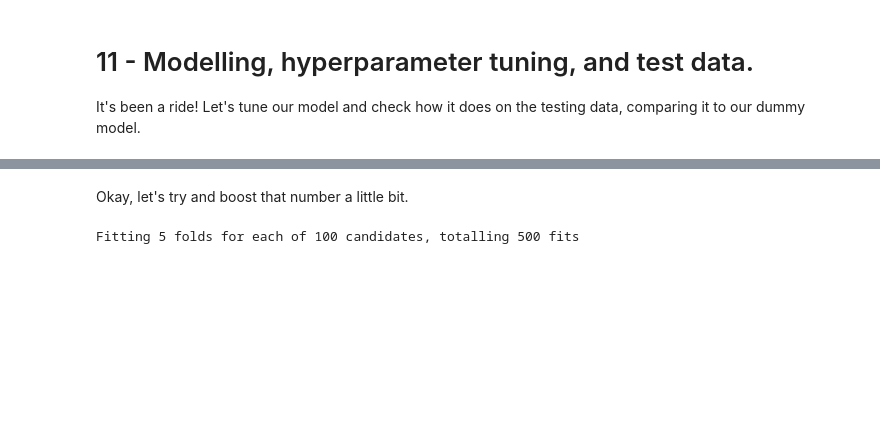
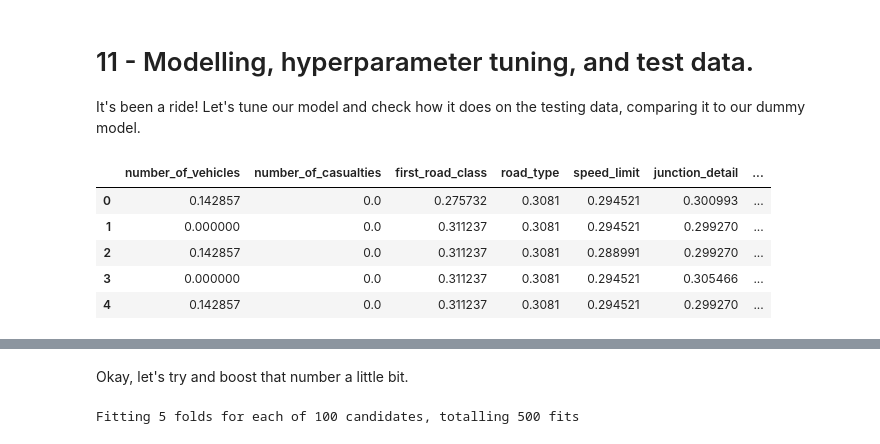
Before and after one commit to EJCassella/STATS19_severity_prediction, a Jupyter notebook: 11 - Hyperparameter tuning and testing.ipynb, the cells around one changed output, grey strips where cells are left out. Cells and saved outputs as stored; diff of their text form; code cells hidden in the pictures; blank space fills up the shorter version.

```diff
--- a/11 - Hyperparameter tuning and testing.ipynb
+++ b/11 - Hyperparameter tuning and testing.ipynb
@@ -31,6 +31,15 @@ X_train = train.drop('casualty_severity', axis=1)
 
 y_test = test['casualty_severity']
 X_test = test.drop('casualty_severity', axis=1)
+# %%
+X_test.head()
+# %% [output]
+|  | number_of_vehicles | number_of_casualties | first_road_class | road_type | speed_limit | junction_detail | ... |
+| 0 | 0.142857 | 0.0 | 0.275732 | 0.3081 | 0.294521 | 0.300993 | ... |
+| 1 | 0.000000 | 0.0 | 0.311237 | 0.3081 | 0.294521 | 0.299270 | ... |
+| 2 | 0.142857 | 0.0 | 0.311237 | 0.3081 | 0.288991 | 0.299270 | ... |
+| 3 | 0.000000 | 0.0 | 0.311237 | 0.3081 | 0.294521 | 0.305466 | ... |
+| 4 | 0.142857 | 0.0 | 0.311237 | 0.3081 | 0.294521 | 0.299270 | ... |
 # %%
 pipeline = make_pipeline(TomekLinks(),
                          RandomForestClassifier())
```
Also changed, not shown: parts of 9 cells of this notebook, 4 other files.
